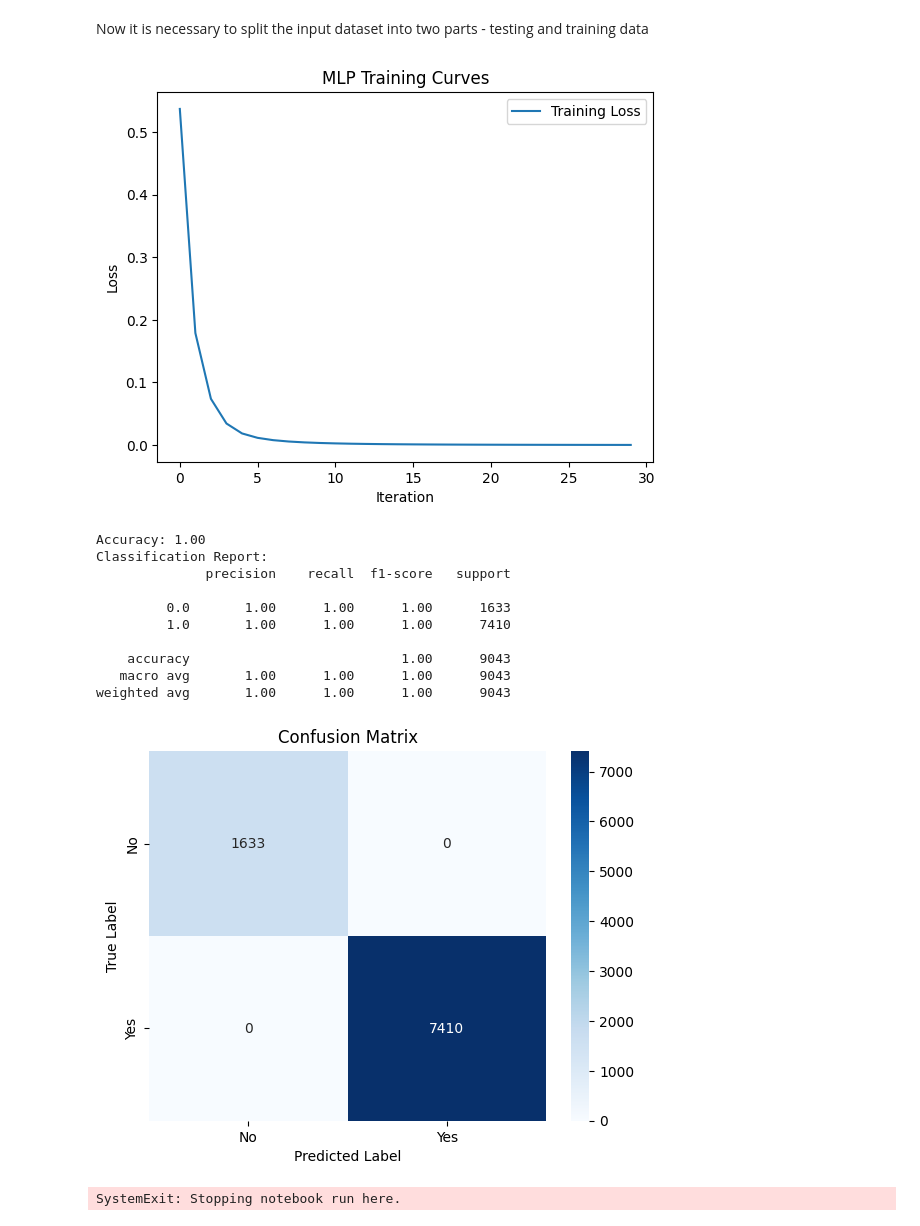
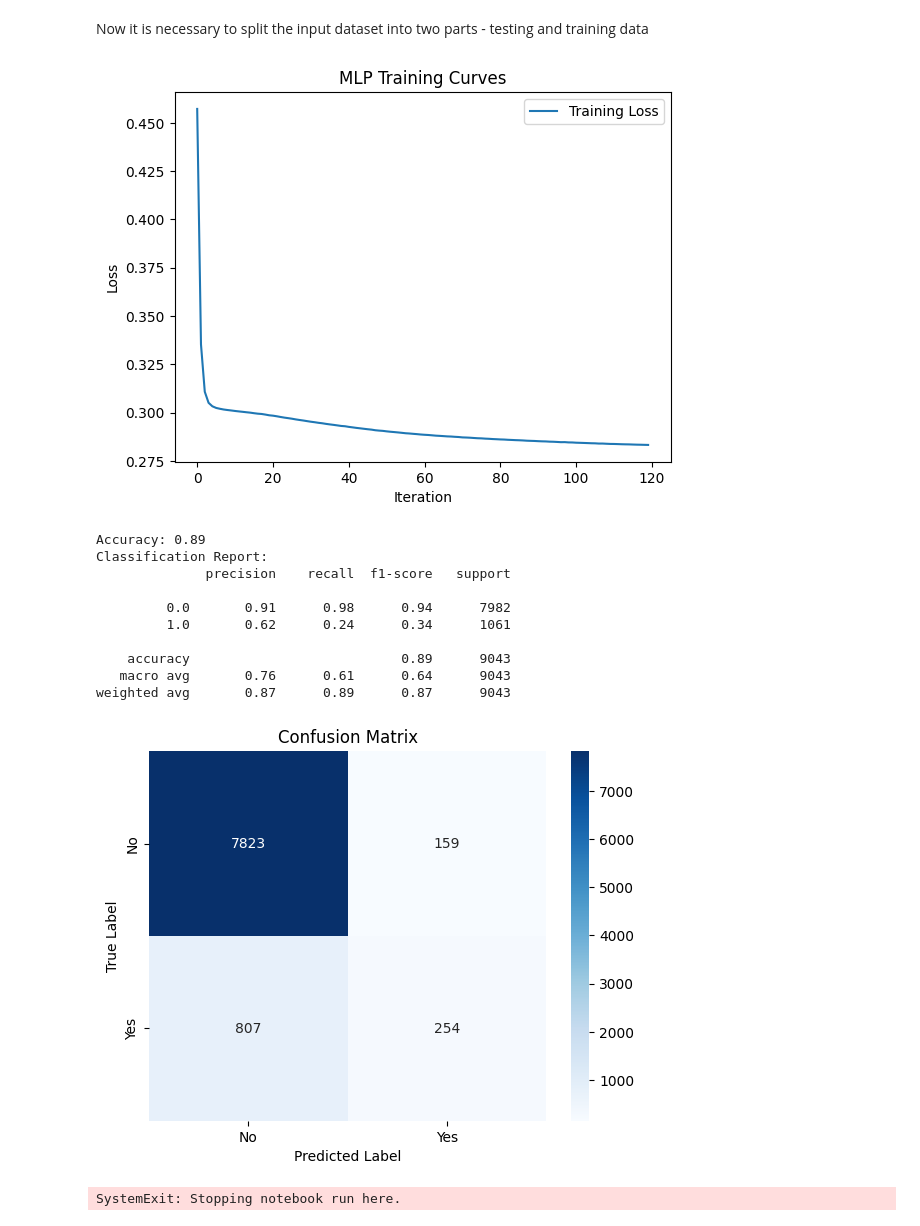
Before and after one commit to daemonchild/cardiffmet-dat6002-artificial-intelligence, a Jupyter notebook: assessment/part_2/3-MLP-with-SciKitLearn.ipynb, the cells around one changed output. Cells and saved outputs as stored; diff of their text form; code cells hidden in the pictures.

```diff
--- a/assessment/part_2/3-MLP-with-SciKitLearn.ipynb
+++ b/assessment/part_2/3-MLP-with-SciKitLearn.ipynb
@@ -187,3 +206,6 @@ y = df.iloc[:, -1].values
+# %%
+X = df.drop('y', axis=1)
+y = df['y'].values.reshape(-1, 1)
 # %% [markdown]
 Now it is necessary to split the input dataset into two parts - testing and training data
 # %%
@@ -200,7 +222,7 @@ X_test = scaler.transform(X_test)
 # %%
 # Initialize MLPClassifier
 mlp = MLPClassifier(hidden_layer_sizes=(10, ),
-                    activation='relu',
+                    activation='logistic',
                     solver='adam',
                     max_iter=500,
                     random_state=67)
@@ -215,5 +237,5 @@ plt.title('MLP Training Curves')
 plt.legend()
 plt.show()
 # %% [output]
-[figure, old version]
+[figure, new version]
 # %%
@@ -221,31 +243,31 @@ y_pred = mlp.predict(X_test)                                         # Complete
 # %%
 # Calculate accuracy
-accuracy = accuracy_score(y_test,y_pred)                                     # Cpmplete the missing part
+accuracy = accuracy_score(y_test,y_pred)
 print(f"Accuracy: {accuracy:.2f}")
 
 # Print classification report
 print("Classification Report:")
 print(classification_report(y_test, y_pred))
 # %% [output]
-Accuracy: 1.00
+Accuracy: 0.89
 Classification Report:
               precision    recall  f1-score   support
 
-         0.0       1.00      1.00      1.00      1633
-         1.0       1.00      1.00      1.00      7410
+         0.0       0.91      0.98      0.94      7982
+         1.0       0.62      0.24      0.34      1061
 
-    accuracy                           1.00      9043
-   macro avg       1.00      1.00      1.00      9043
-weighted avg       1.00      1.00      1.00      9043
+    accuracy                           0.89      9043
+   macro avg       0.76      0.61      0.64      9043
+weighted avg       0.87      0.89      0.87      9043
 # %%
-conf_matrix = confusion_matrix(y_test, y_pred)
-sns.heatmap(conf_matrix, annot=True, fmt="d", cmap="Blues", xticklabels=["No", "Yes"], yticklabels=["No", "Yes"])
+matrix = confusion_matrix(y_test, y_pred)
+sns.heatmap(matrix, annot=True, fmt="d", cmap="Blues", xticklabels=["No", "Yes"], yticklabels=["No", "Yes"])
 plt.xlabel("Predicted Label")
 plt.ylabel("True Label")
 plt.title("Confusion Matrix")
 plt.show()
 # %% [output]
-[figure, old version]
+[figure, new version]
 # %%
 sys.exit('Stopping notebook run here.')
 # %% [output]
```
Also changed, not shown: parts of 5 cells of this notebook, 4 other files.
